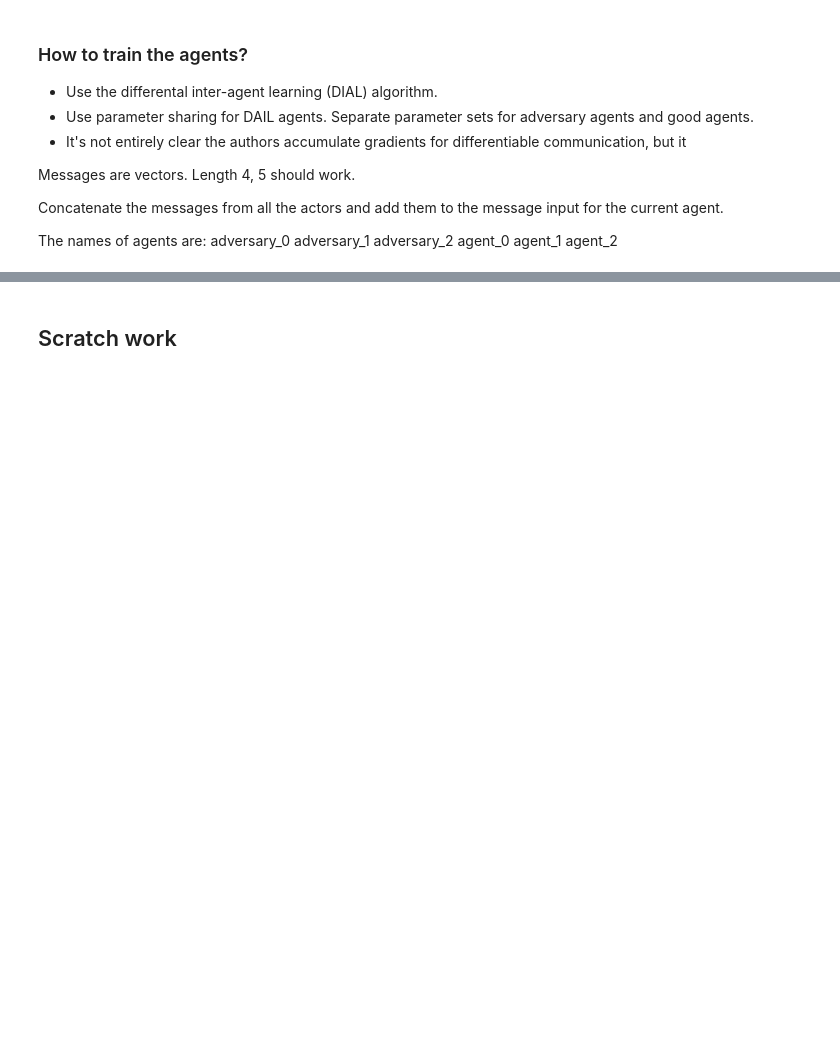
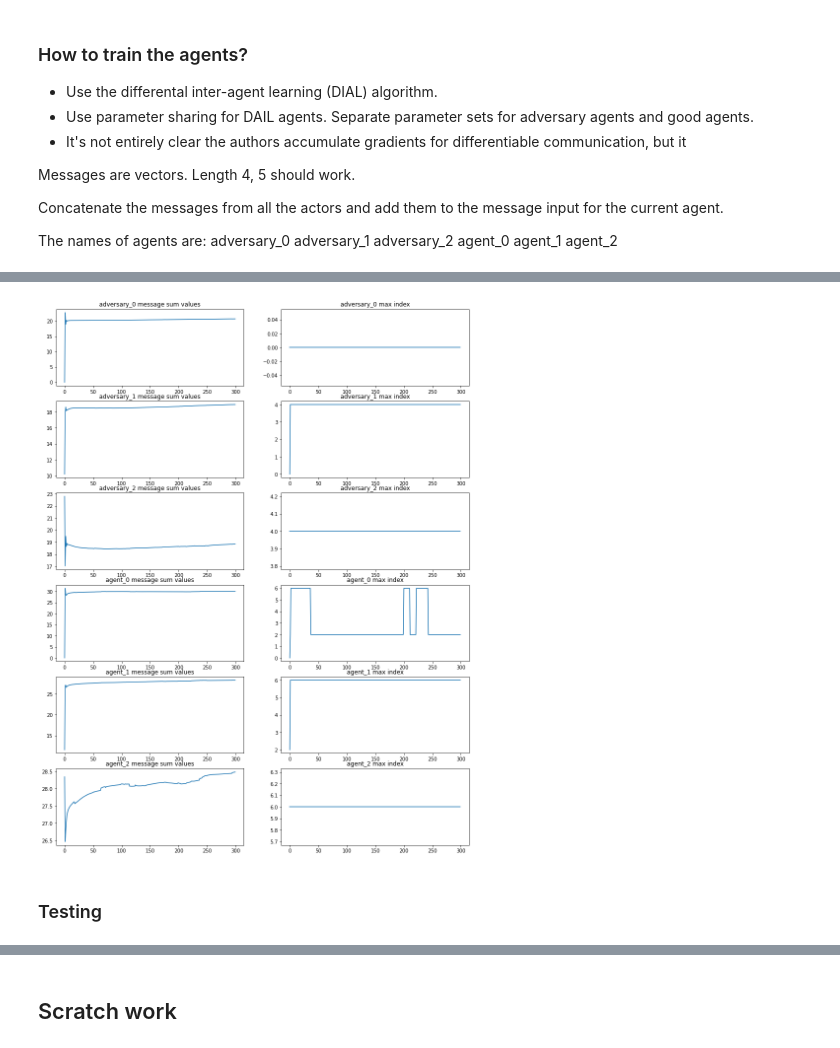
Before and after one commit to fireofearth/cpsc533v_project, a Jupyter notebook: PettingZoo.simple_tag.ipynb, the cells around one changed output, grey strips where cells are left out. Drawn from its saved outputs; the diff is of its cells as text; code cells hidden in the pictures; blank space fills up the shorter version.

```diff
--- a/PettingZoo.simple_tag.ipynb
+++ b/PettingZoo.simple_tag.ipynb
@@ -609,7 +621,0 @@ Text(0.5, 1.0, 'reward')
-# %%
-def visualize(config, adversary_net, agent_net):
-    pass
-    env.reset()
-    for agent_step_idx, agent_name in enumerate(env.agent_iter()):
-        env.render()
-        # adversary_net, agent_net
@@ -615,0 +664,16 @@ def visualize(config, adversary_net, agent_net):
+# %%
+# Inspecting messages
+idx = 2
+agent_type, agent_idx = "adversary", 0
+print(episode.step_records[idx][agent_type][agent_idx].message)
+agent_type, agent_idx = "adversary", 1
+print(episode.step_records[idx][agent_type][agent_idx].message)
+agent_type, agent_idx = "adversary", 2
+print(episode.step_records[idx][agent_type][agent_idx].message)
+
+agent_type, agent_idx = "agent", 0
+print(episode.step_records[idx][agent_type][agent_idx].message)
+agent_type, agent_idx = "agent", 1
+print(episode.step_records[idx][agent_type][agent_idx].message)
+agent_type, agent_idx = "agent", 2
+print(episode.step_records[idx][agent_type][agent_idx].message)
@@ -615,0 +693,24 @@ def visualize(config, adversary_net, agent_net):
+# %%
+n_agents = config.adversary.n_agents + config.agent.n_agents
+fig, axes = plt.subplots(n_agents, 2, figsize=(15, 20))
+axes = axes.ravel()
+
+idx = 0
+for agent_type in ("adversary", "agent"):
+    for agent_idx in range(config[agent_type].n_agents):
+        messages_sum = []
+        messages_idx = []
+        for step_record in episode.step_records:
+            message = step_record[agent_type][agent_idx].message
+            if message is not None:
+                messages_sum.append(torch.sum(message).item())
+                messages_idx.append(torch.argmax(message).item())
+        axes[idx].plot(messages_sum)
+        axes[idx + 1].plot(messages_idx)
+        axes[idx].set_title(f"{agent_type}_{agent_idx} message sum values")
+        axes[idx + 1].set_title(f"{agent_type}_{agent_idx} max index")
+        idx += 2
+# %% [output]
+[figure, added]
+# %% [markdown]
+### Testing
```
Also changed, not shown: parts of 13 cells of this notebook, 1 other file.
